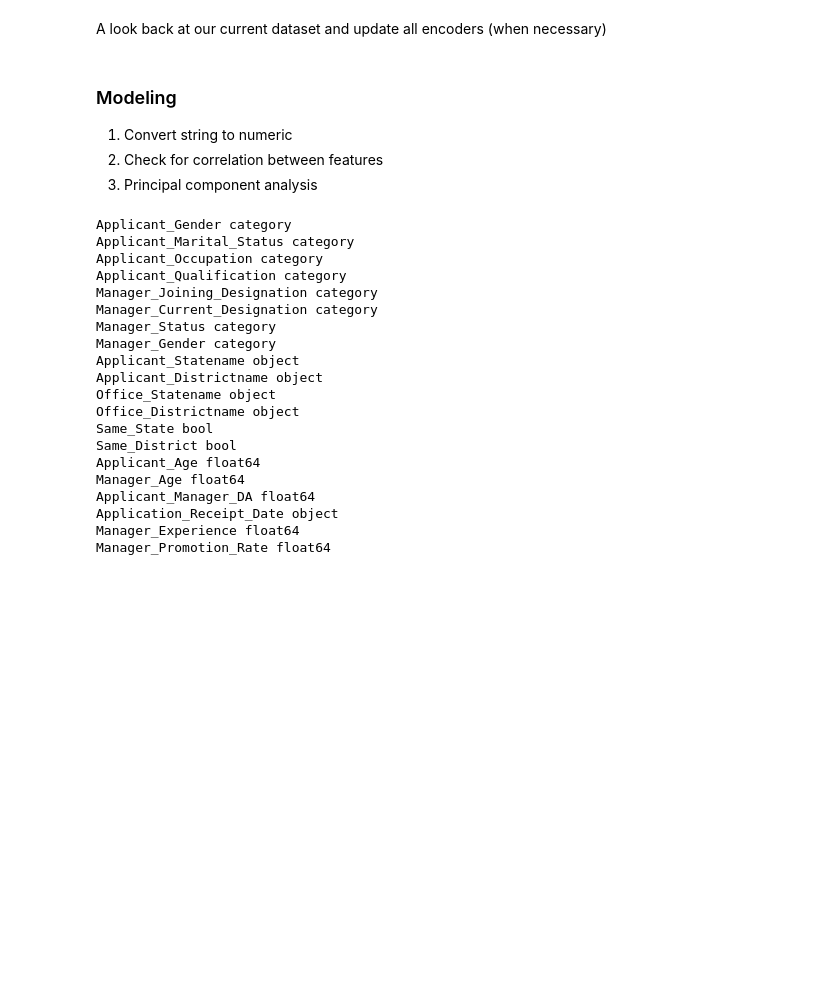
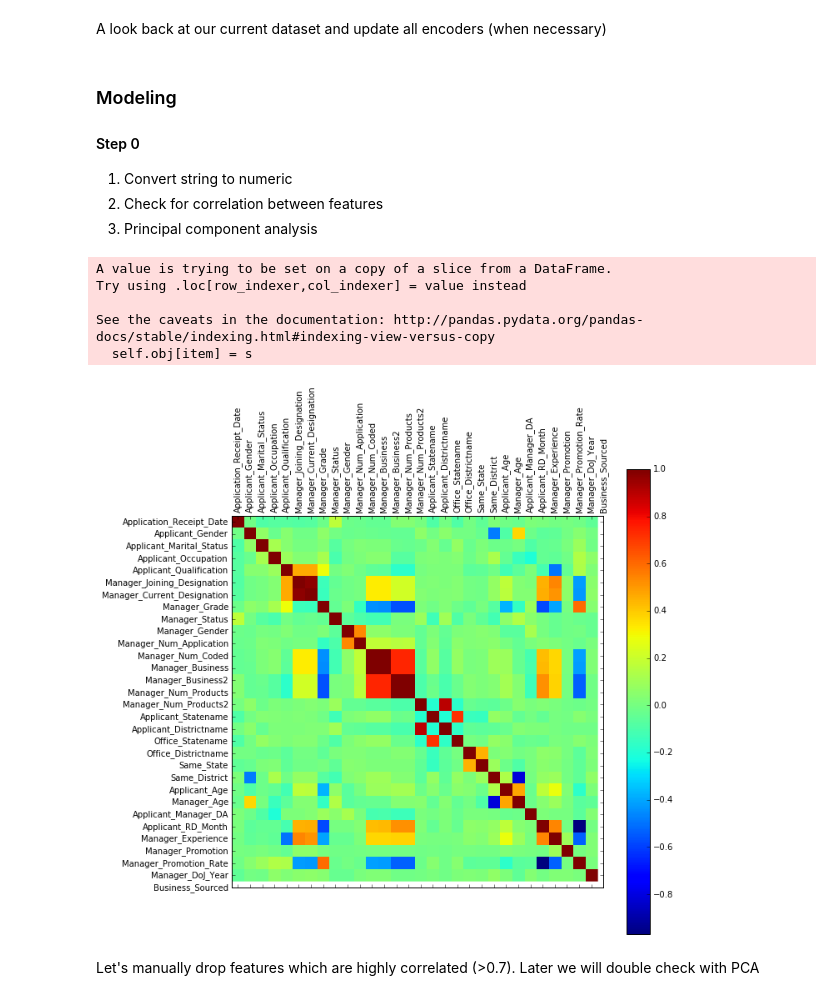
Before and after one commit to kthouz/the_smart_recruits, a Jupyter notebook: the smart recruits.ipynb, the cells around one changed output. Saved outputs shown, nothing was run; the diff lists cells and outputs as text; code cells hidden in the pictures; blank space fills up the shorter version.

```diff
--- a/the smart recruits.ipynb
+++ b/the smart recruits.ipynb
@@ -460,16 +504,19 @@ Let's create some more features
 #applicant and manager ages at the time of application
 df_train['Applicant_Age'] = (df_train.Application_Receipt_Date - df_train.Applicant_DoB).apply(lambda x:x.days)/365.
 df_train['Manager_Age'] = (df_train.Application_Receipt_Date - df_train.Manager_DoB).apply(lambda x:x.days)/365.
+
+df_test['Applicant_Age'] = (df_test.Application_Receipt_Date - df_test.Applicant_DoB).apply(lambda x:x.days)/365.
+df_test['Manager_Age'] = (df_test.Application_Receipt_Date - df_test.Manager_DoB).apply(lambda x:x.days)/365.
 # %% [markdown]
 A look back at our current dataset and update all encoders (when necessary)
 # %%
 #print df_train.info()
-label_train = ['Applicant_Gender','Applicant_Marital_Status','Applicant_Occupation','Applicant_Qualification',
-               'Manager_Joining_Designation','Manager_Current_Designation','Manager_Grade','Manager_Status',
-               'Manager_Gender','Manager_Num_Application','Manager_Num_Coded','Manager_Business',
+label_train = ['Application_Receipt_Date','Applicant_Gender','Applicant_Marital_Status','Applicant_Occupation',
+               'Applicant_Qualification','Manager_Joining_Designation','Manager_Current_Designation','Manager_Grade',
+               'Manager_Status','Manager_Gender','Manager_Num_Application','Manager_Num_Coded','Manager_Business',
                'Manager_Business2','Manager_Num_Products','Manager_Num_Products2','Applicant_Statename',
                'Applicant_Districtname','Office_Statename','Office_Districtname','Same_State','Same_District',
-               'Applicant_Age','Manager_Age','Applicant_Manager_DA','Application_Receipt_Date','Applicant_RD_Month',
+               'Applicant_Age','Manager_Age','Applicant_Manager_DA','Applicant_RD_Month',
                'Manager_Experience','Manager_Promotion','Manager_Promotion_Rate','Manager_DoJ_Year']
 label_target = ['Business_Sourced']
 label_ignore = ['ID','Office_PIN','Applicant_City_PIN','Applicant_DoB','Manager_DoJ','Manager_DoB',
@@ -479,32 +524,38 @@ data = df_train[label_train+label_target]
 # %% [markdown]
 ### Modeling
-
+#### Step 0
 1. Convert string to numeric
 2. Check for correlation between features
 3. Principal component analysis
-# %%
-label_encoders2 = {}
-for col in data.columns:
-    if data[col].dtypes.name != 'int64':
-        print col,data[col].dtypes
-# %% [output]
-Applicant_Gender category
-Applicant_Marital_Status category
-Applicant_Occupation category
-Applicant_Qualification category
-Manager_Joining_Designation category
-Manager_Current_Designation category
-Manager_Status category
-Manager_Gender category
-Applicant_Statename object
-Applicant_Districtname object
-Office_Statename object
-Office_Districtname object
-Same_State bool
-Same_District bool
-Applicant_Age float64
-Manager_Age float64
-Applicant_Manager_DA float64
-Application_Receipt_Date object
-Manager_Experience float64
-Manager_Promotion_Rate float64
+# %%
+data = df_train[label_train+label_target]
+test = df_test[label_train]
+# new encoding
+label_encoders2 = {}
+for col in data.columns[1:]:
+    if (data[col].dtypes.name != 'int64') & (data[col].dtypes.name != 'float64'):
+        label_encoders2[col] = LabelEncoder()
+        data.loc[:,col] = label_encoders2[col].fit_transform(data[col])
+        test.loc[:,col] = label_encoders2[col].fit_transform(test[col])
+# %% [output]
+A value is trying to be set on a copy of a slice from a DataFrame.
+Try using .loc[row_indexer,col_indexer] = value instead
+
+See the caveats in the documentation: http://pandas.pydata.org/pandas-docs/stable/indexing.html#indexing-view-versus-copy
+  self.obj[item] = s
+# %%
+
+# compute correlations between features
+fig,ax = plt.subplots(figsize=(10,10))
+correlations = data.corr()
+cax = ax.matshow(correlations)
+ax.set_xticks(range(len(data.columns)))
+ax.set_xticklabels(data.columns.tolist(),rotation='vertical')
+ax.set_yticks(range(len(data.columns)))
+ax.set_yticklabels(data.columns.tolist())
+fig.colorbar(cax)
+plt.show()
+# %% [output]
+[figure, added]
+# %% [markdown]
+Let's manually drop features which are highly correlated (>0.7). Later we will double check with PCA
```
Also changed, not shown: parts of 14 cells of this notebook, 2 other files.
